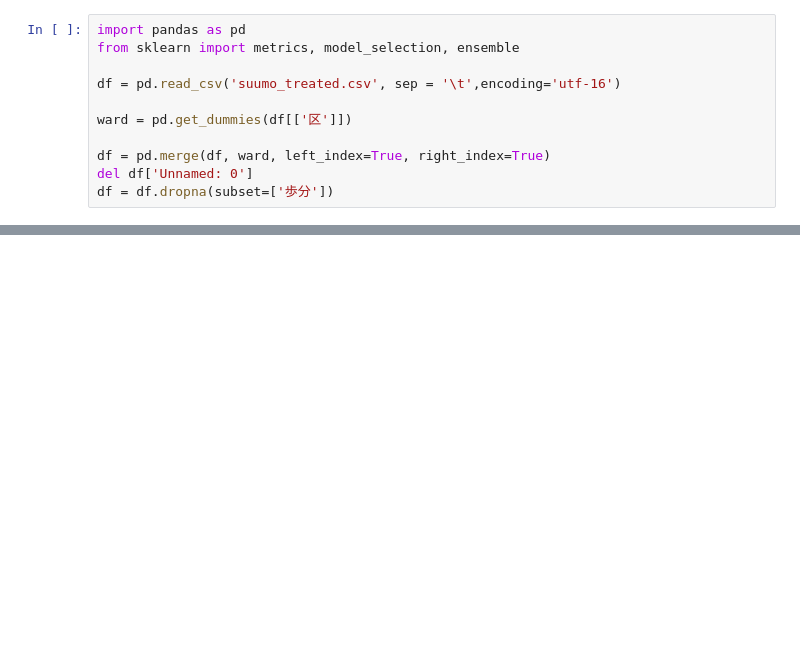
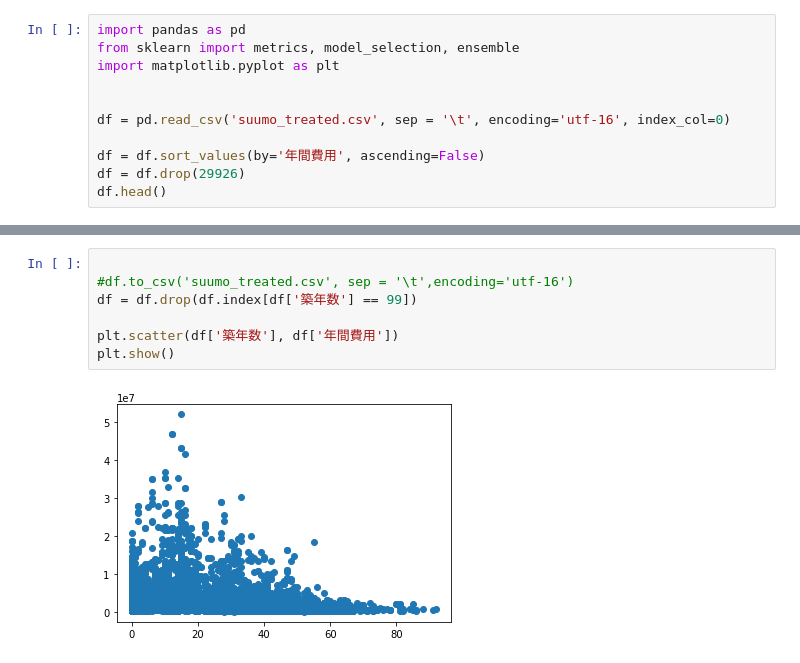
Before and after one commit to Adekusiek/renthouse_analysis, a Jupyter notebook: decision_tree.ipynb, the cells around one changed output, grey strips where cells are left out. Saved outputs shown, nothing was run; the diff lists cells and outputs as text; blank space fills up the shorter version.

```diff
--- a/decision_tree.ipynb
+++ b/decision_tree.ipynb
@@ -1,11 +1,11 @@
 # %%
 import pandas as pd
 from sklearn import metrics, model_selection, ensemble
+import matplotlib.pyplot as plt
 
-df = pd.read_csv('suumo_treated.csv', sep = '\t',encoding='utf-16')
 
-ward = pd.get_dummies(df[['区']])
+df = pd.read_csv('suumo_treated.csv', sep = '\t', encoding='utf-16', index_col=0)
 
-df = pd.merge(df, ward, left_index=True, right_index=True)
-del df['Unnamed: 0']
-df = df.dropna(subset=['歩分'])
+df = df.sort_values(by='年間費用', ascending=False)
+df = df.drop(29926)
+df.head()
@@ -11,0 +20,9 @@ df = df.dropna(subset=['歩分'])
+# %%
+
+#df.to_csv('suumo_treated.csv', sep = '\t',encoding='utf-16')
+df = df.drop(df.index[df['築年数'] == 99])
+
+plt.scatter(df['築年数'], df['年間費用'])
+plt.show()
+# %% [output]
+[figure, added]
```
Also changed, not shown: parts of 22 cells of this notebook.
